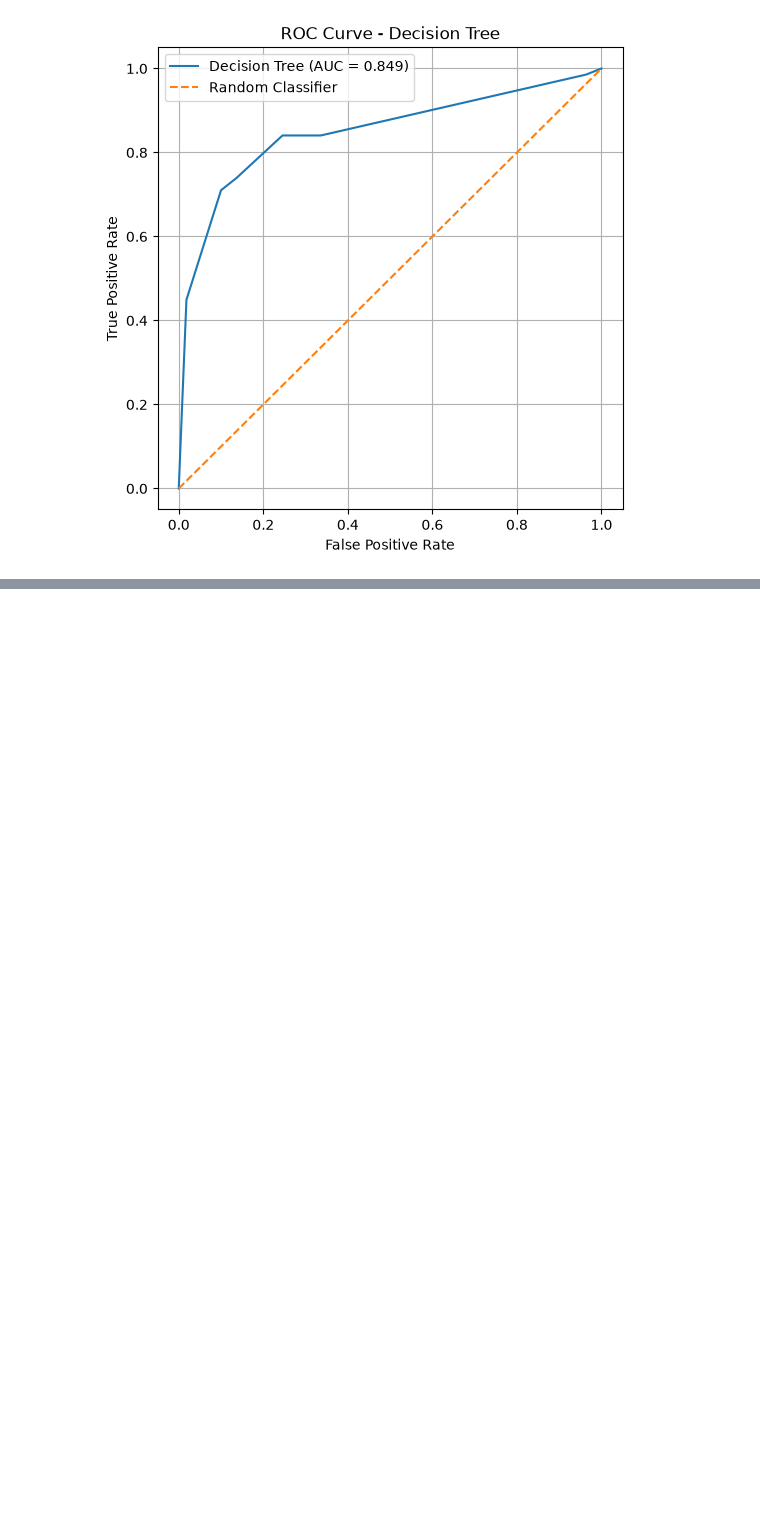
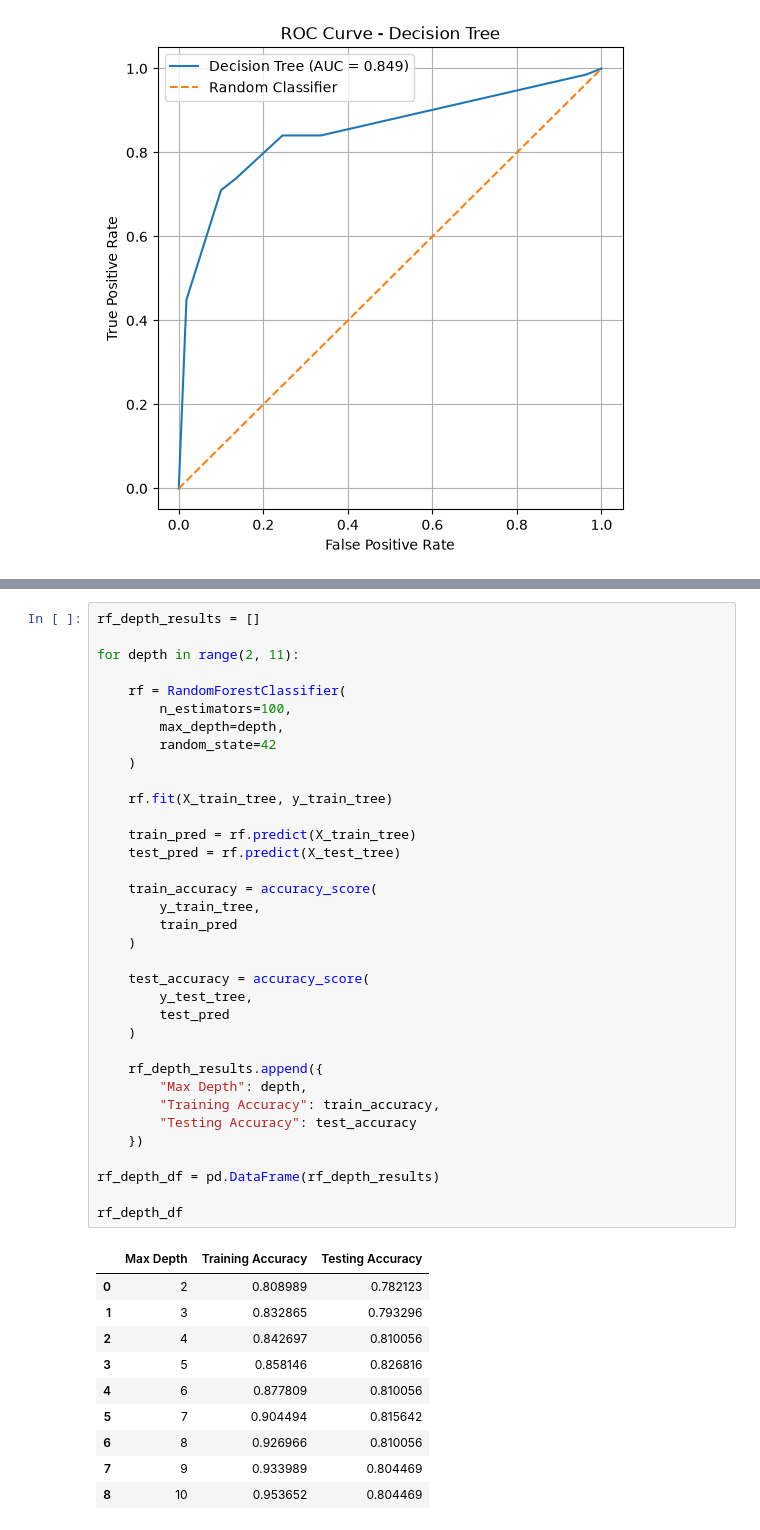
Before and after one commit to tharunika-19/Machine_Learning, a Jupyter notebook: Titanic Survival Intelligence/ Titanic_ML.ipynb, the cells around one changed output, grey strips where cells are left out. Cells and saved outputs as stored; diff of their text form; blank space fills up the shorter version.

Commit message:
random forest

```diff
--- a/Titanic Survival Intelligence/ Titanic_ML.ipynb
+++ b/Titanic Survival Intelligence/ Titanic_ML.ipynb
@@ -1566,0 +1610,46 @@ plt.show()
+# %%
+rf_depth_results = []
+
+for depth in range(2, 11):
+
+    rf = RandomForestClassifier(
+        n_estimators=100,
+        max_depth=depth,
+        random_state=42
+    )
+
+    rf.fit(X_train_tree, y_train_tree)
+
+    train_pred = rf.predict(X_train_tree)
+    test_pred = rf.predict(X_test_tree)
+
+    train_accuracy = accuracy_score(
+        y_train_tree,
+        train_pred
+    )
+
+    test_accuracy = accuracy_score(
+        y_test_tree,
+        test_pred
+    )
+
+    rf_depth_results.append({
+        "Max Depth": depth,
+        "Training Accuracy": train_accuracy,
+        "Testing Accuracy": test_accuracy
+    })
+
+rf_depth_df = pd.DataFrame(rf_depth_results)
+
+rf_depth_df
+# %% [output]
+|  | Max Depth | Training Accuracy | Testing Accuracy |
+| 0 | 2 | 0.808989 | 0.782123 |
+| 1 | 3 | 0.832865 | 0.793296 |
+| 2 | 4 | 0.842697 | 0.810056 |
+| 3 | 5 | 0.858146 | 0.826816 |
+| 4 | 6 | 0.877809 | 0.810056 |
+| 5 | 7 | 0.904494 | 0.815642 |
+| 6 | 8 | 0.926966 | 0.810056 |
+| 7 | 9 | 0.933989 | 0.804469 |
+| 8 | 10 | 0.953652 | 0.804469 |
```
Also changed, not shown: parts of 15 cells of this notebook.
